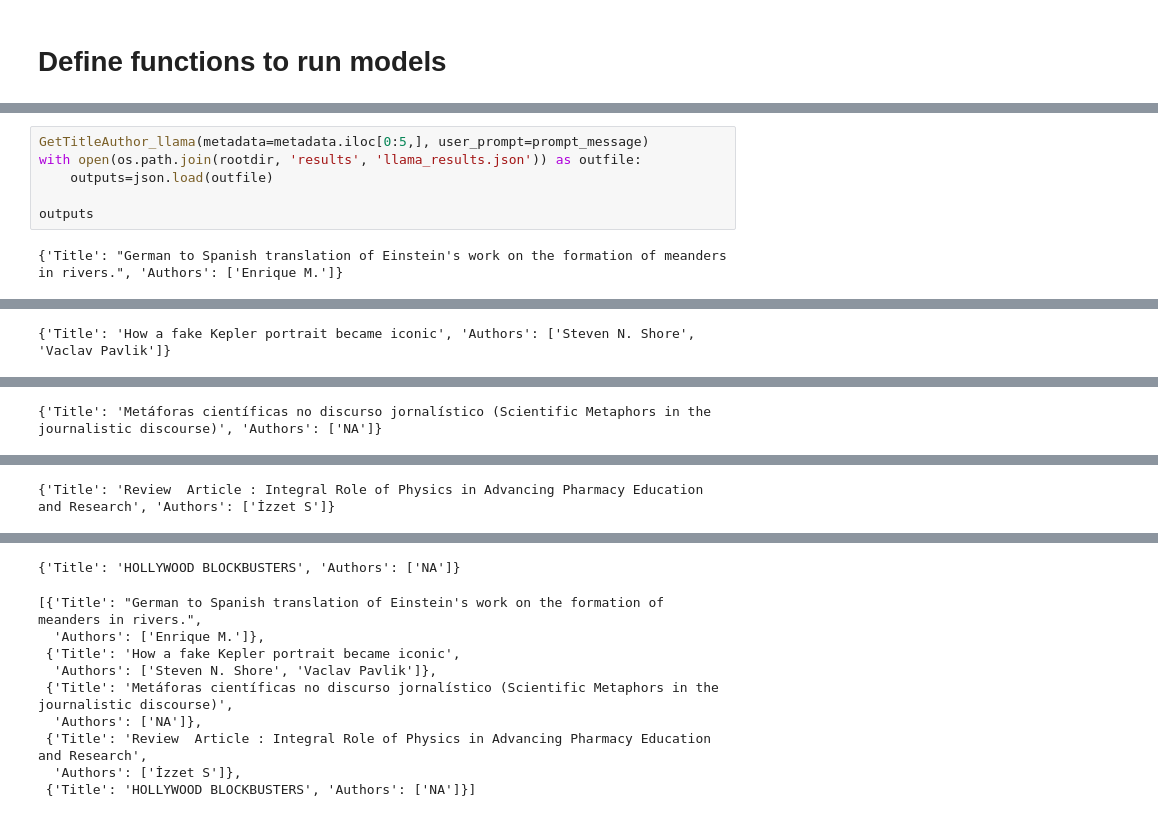
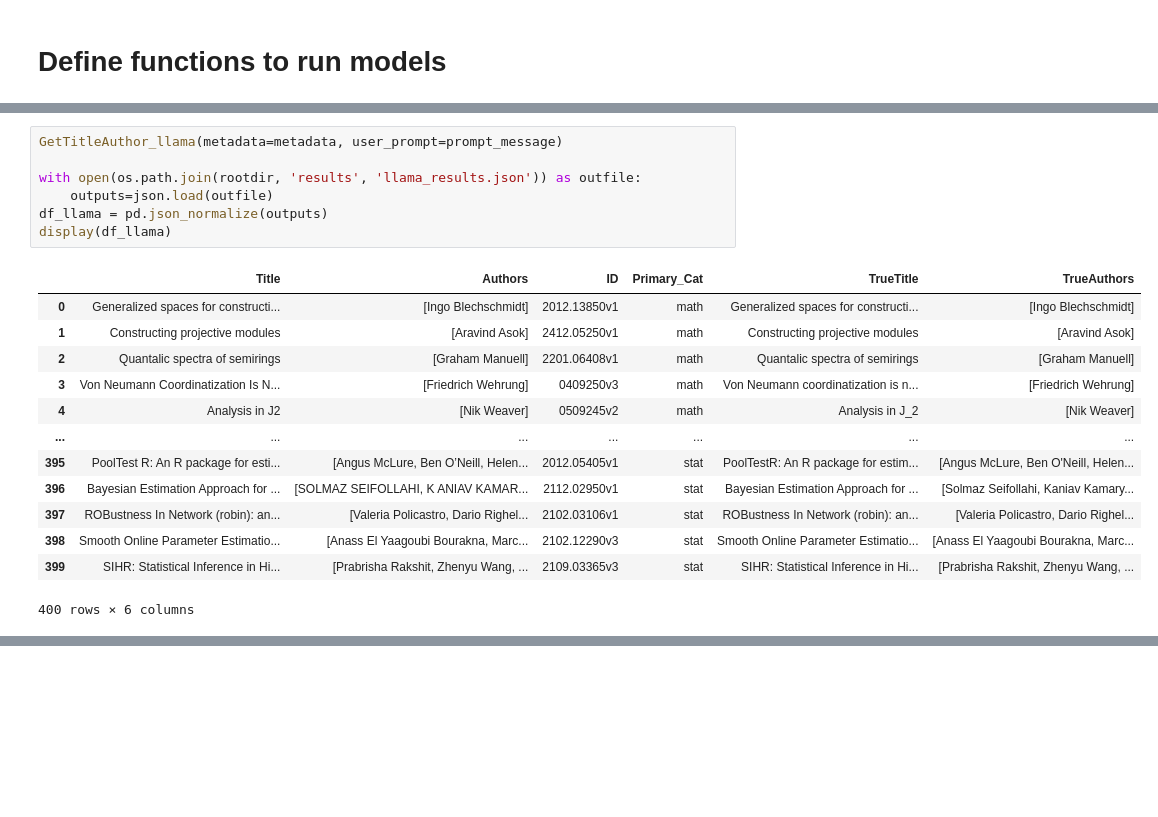
Before and after one commit to TLdgh/chatGPT, a Jupyter notebook: src/run_models.ipynb, the cells around one changed output, grey strips where cells are left out. Cells and saved outputs as stored; diff of their text form; blank space fills up the shorter version.

```diff
--- a/src/run_models.ipynb
+++ b/src/run_models.ipynb
@@ -129,8 +175,21 @@ outputs
 # %%
-GetTitleAuthor_llama(metadata=metadata.iloc[0:5,], user_prompt=prompt_message)
+GetTitleAuthor_llama(metadata=metadata, user_prompt=prompt_message)
+
 with open(os.path.join(rootdir, 'results', 'llama_results.json')) as outfile:
     outputs=json.load(outfile)
-
-outputs
+df_llama = pd.json_normalize(outputs)
+display(df_llama)
 # %% [output]
+|  | Title | Authors | ID | Primary_Cat | TrueTitle | TrueAuthors |
+| 0 | Generalized spaces for constructi... | [Ingo Blechschmidt] | 2012.13850v1 | math | Generalized spaces for constructi... | [Ingo Blechschmidt] |
+| 1 | Constructing projective modules | [Aravind Asok] | 2412.05250v1 | math | Constructing projective modules | [Aravind Asok] |
+| 2 | Quantalic spectra of semirings | [Graham Manuell] | 2201.06408v1 | math | Quantalic spectra of semirings | [Graham Manuell] |
+| 3 | Von Neumann Coordinatization Is N... | [Friedrich Wehrung] | 0409250v3 | math | Von Neumann coordinatization is n... | [Friedrich Wehrung] |
+| 4 | Analysis in J2 | [Nik Weaver] | 0509245v2 | math | Analysis in J_2 | [Nik Weaver] |
+| ... | ... | ... | ... | ... | ... | ... |
+| 395 | PoolTest R: An R package for esti... | [Angus McLure, Ben O’Neill, Helen... | 2012.05405v1 | stat | PoolTestR: An R package for estim... | [Angus McLure, Ben O'Neill, Helen... |
+| 396 | Bayesian Estimation Approach for ... | [SOLMAZ SEIFOLLAHI, K ANIAV KAMAR... | 2112.02950v1 | stat | Bayesian Estimation Approach for ... | [Solmaz Seifollahi, Kaniav Kamary... |
+| 397 | ROBustness In Network (robin): an... | [Valeria Policastro, Dario Righel... | 2102.03106v1 | stat | ROBustness In Network (robin): an... | [Valeria Policastro, Dario Righel... |
+| 398 | Smooth Online Parameter Estimatio... | [Anass El Yaagoubi Bourakna, Marc... | 2102.12290v3 | stat | Smooth Online Parameter Estimatio... | [Anass El Yaagoubi Bourakna, Marc... |
+| 399 | SIHR: Statistical Inference in Hi... | [Prabrisha Rakshit, Zhenyu Wang, ... | 2109.03365v3 | stat | SIHR: Statistical Inference in Hi... | [Prabrisha Rakshit, Zhenyu Wang, ... |
-{'Title': "German to Spanish translation of Einstein's work on the formation of meanders in rivers.", 'Authors': ['Enrique M.']}
+400 rows × 6 columns
@@ -138 +195,0 @@ outputs
-{'Title': 'How a fake Kepler portrait became iconic', 'Authors': ['Steven N. Shore', 'Vaclav Pavlik']}
@@ -140 +195,0 @@ outputs
-{'Title': 'Metáforas científicas no discurso jornalístico (Scientific Metaphors in the journalistic discourse)', 'Authors': ['NA']}
@@ -142 +195,0 @@ outputs
-{'Title': 'Review  Article : Integral Role of Physics in Advancing Pharmacy Education and Research', 'Authors': ['İzzet S']}
@@ -144,10 +195,0 @@ outputs
-{'Title': 'HOLLYWOOD BLOCKBUSTERS', 'Authors': ['NA']}
-[{'Title': "German to Spanish translation of Einstein's work on the formation of meanders in rivers.",
-  'Authors': ['Enrique M.']},
- {'Title': 'How a fake Kepler portrait became iconic',
-  'Authors': ['Steven N. Shore', 'Vaclav Pavlik']},
- {'Title': 'Metáforas científicas no discurso jornalístico (Scientific Metaphors in the journalistic discourse)',
-  'Authors': ['NA']},
- {'Title': 'Review  Article : Integral Role of Physics in Advancing Pharmacy Education and Research',
-  'Authors': ['İzzet S']},
- {'Title': 'HOLLYWOOD BLOCKBUSTERS', 'Authors': ['NA']}]
```
Also changed, not shown: parts of 8 cells of this notebook.
